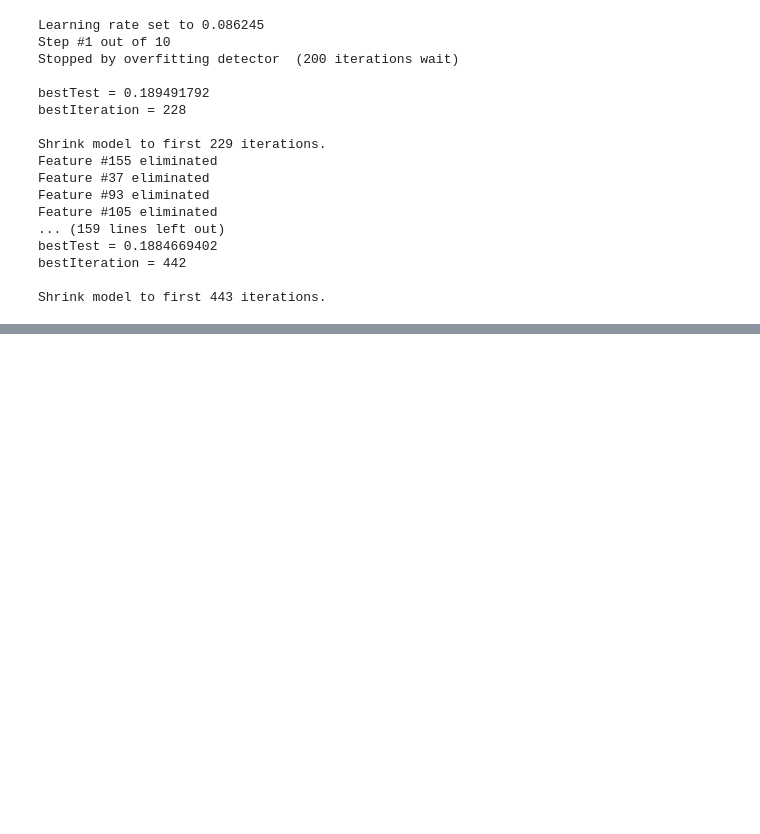
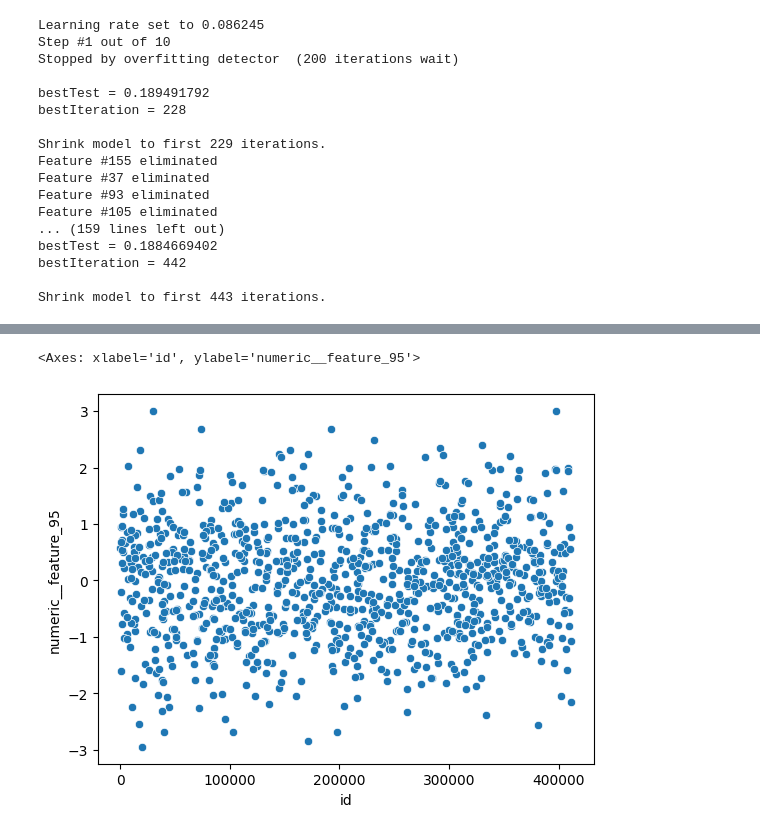
Before and after one commit to BELONOVSKII/AlfaHack, a Jupyter notebook: notebooks/data/select_features.ipynb, the cells around one changed output, grey strips where cells are left out. Drawn from its saved outputs; the diff is of its cells as text; code cells hidden in the pictures; blank space fills up the shorter version.

```diff
--- a/notebooks/data/select_features.ipynb
+++ b/notebooks/data/select_features.ipynb
@@ -65,0 +121,6 @@ with open("../../configs/config.yaml", "a") as f:
+# %%
+import seaborn as sns
+sns.scatterplot(df_train[["numeric__feature_95", "id"]].sample(1000), x="id", y="numeric__feature_95")
+# %% [output]
+<Axes: xlabel='id', ylabel='numeric__feature_95'>
+[figure, added]
```
Also changed, not shown: parts of 8 cells of this notebook, 2 other files.
